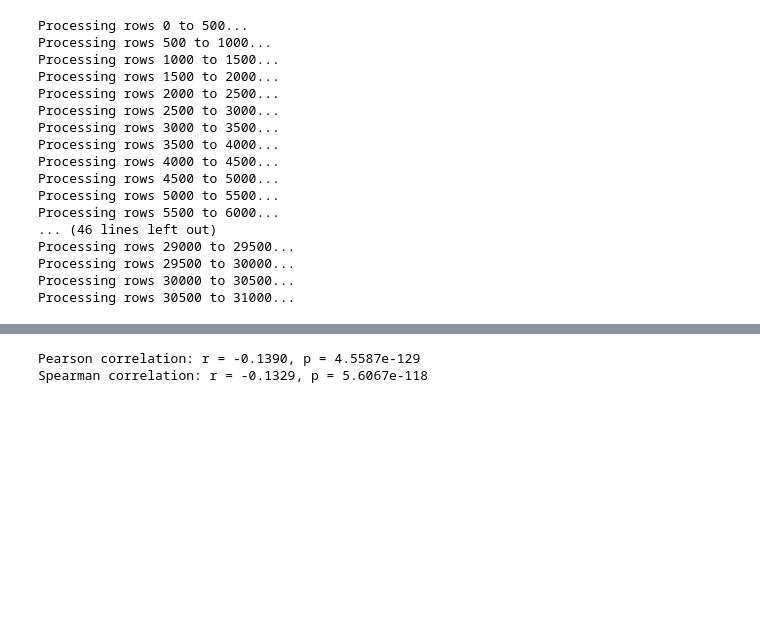
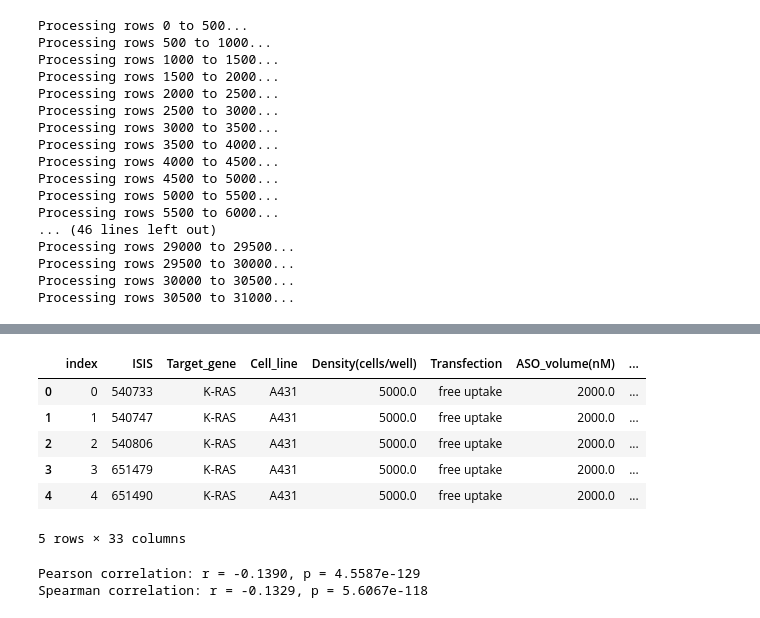
Before and after one commit to RedPenguin100/ASOdesign, a Jupyter notebook: yehuda_code/RNA accessibility final parameters.ipynb, the cells around one changed output, grey strips where cells are left out. Saved outputs shown, nothing was run; the diff lists cells and outputs as text; code cells hidden in the pictures; blank space fills up the shorter version.

```diff
--- a/yehuda_code/RNA accessibility final parameters.ipynb
+++ b/yehuda_code/RNA accessibility final parameters.ipynb
@@ -292 +301,11 @@ Saved combined CSV to: all_data_with_accessibility_20250620_194745.csv
+# %%
+df_corr.head()
+# %% [output]
+|  | index | ISIS | Target_gene | Cell_line | Density(cells/well) | Transfection | ASO_volume(nM) | ... |
+| 0 | 0 | 540733 | K-RAS | A431 | 5000.0 | free uptake | 2000.0 | ... |
+| 1 | 1 | 540747 | K-RAS | A431 | 5000.0 | free uptake | 2000.0 | ... |
+| 2 | 2 | 540806 | K-RAS | A431 | 5000.0 | free uptake | 2000.0 | ... |
+| 3 | 3 | 651479 | K-RAS | A431 | 5000.0 | free uptake | 2000.0 | ... |
+| 4 | 4 | 651490 | K-RAS | A431 | 5000.0 | free uptake | 2000.0 | ... |
+5 rows × 33 columns
 # %%
```
Also changed, not shown: parts of 11 cells of this notebook, 5 other files.
